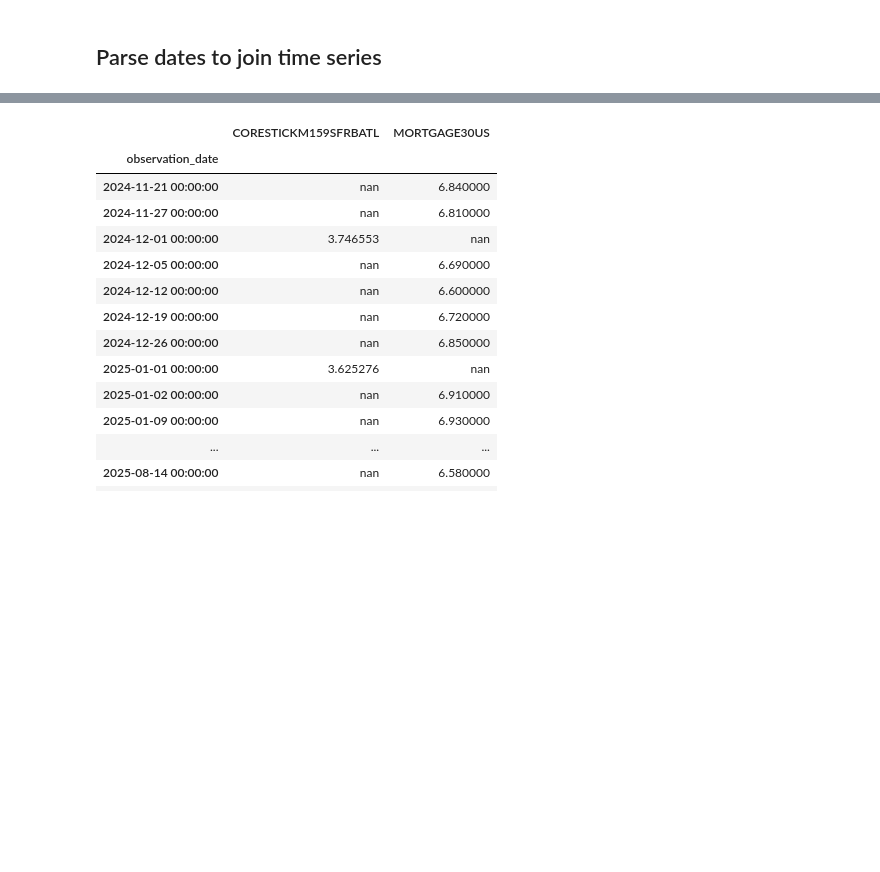
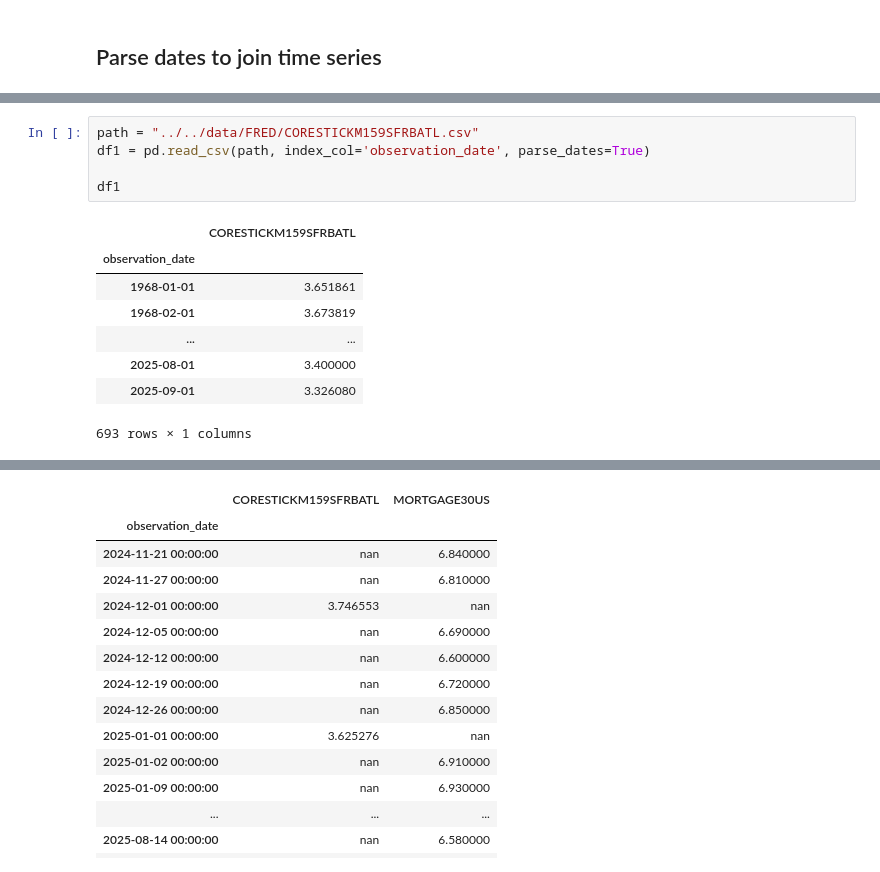
Before and after one commit to misterkrot-reborn/practical-python-for-time-series-analysis-5452014, a Jupyter notebook: notebooks/CH01_Join/Start.ipynb, the cells around one changed output, grey strips where cells are left out. Drawn from its saved outputs; the diff is of its cells as text; blank space fills up the shorter version.

```diff
--- a/notebooks/CH01_Join/Start.ipynb
+++ b/notebooks/CH01_Join/Start.ipynb
@@ -57,0 +49,14 @@ FileNotFoundError: [Errno 2] No such file or directory: '../../data/FRED/CORESTI
+# %%
+path = "../../data/FRED/CORESTICKM159SFRBATL.csv"
+df1 = pd.read_csv(path, index_col='observation_date', parse_dates=True)
+
+df1
+# %% [output]
+|  | CORESTICKM159SFRBATL |
+| observation_date |  |
+| 1968-01-01 | 3.651861 |
+| 1968-02-01 | 3.673819 |
+| ... | ... |
+| 2025-08-01 | 3.400000 |
+| 2025-09-01 | 3.326080 |
+693 rows × 1 columns
```
Also changed, not shown: parts of 7 cells of this notebook.
